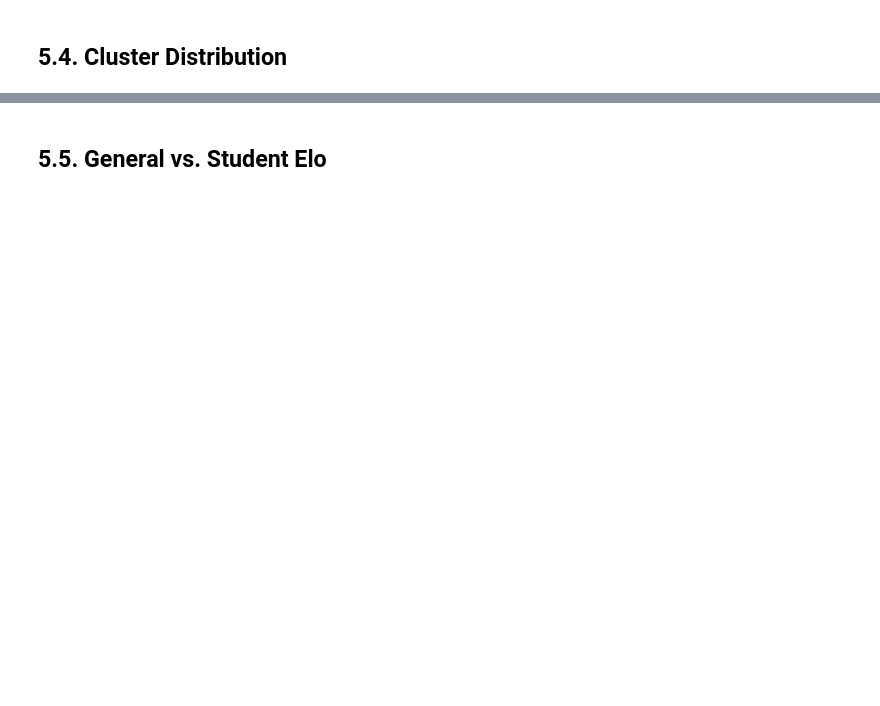
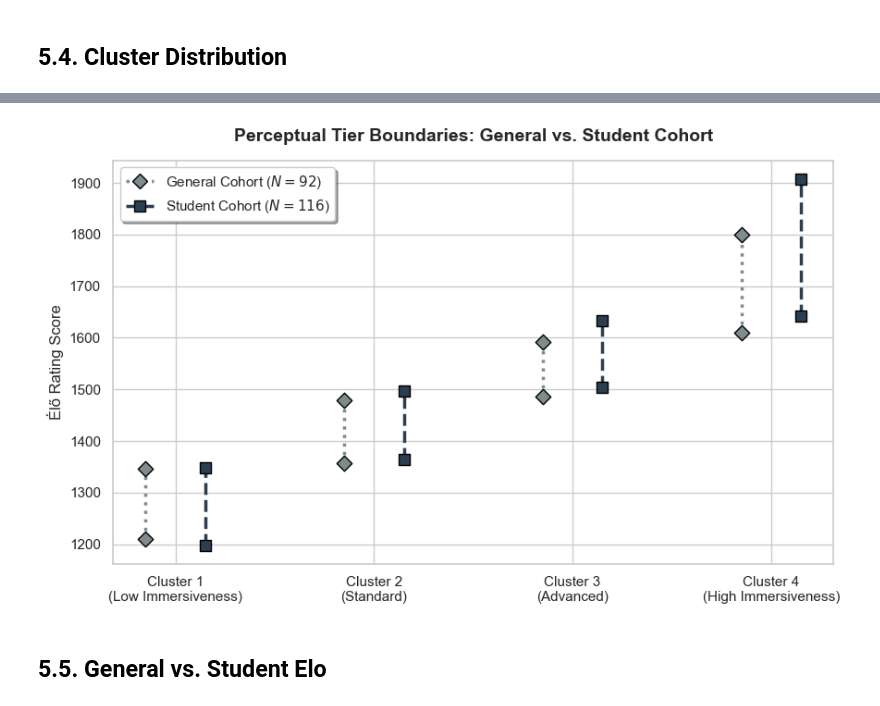
Before and after one commit to KeremDUZENLI/python-sklearn-machine-learning, a Jupyter notebook: main_dataset.ipynb, the cells around one changed output, grey strips where cells are left out. Saved outputs shown, nothing was run; the diff lists cells and outputs as text; code cells hidden in the pictures; blank space fills up the shorter version.

```diff
--- a/main_dataset.ipynb
+++ b/main_dataset.ipynb
@@ -322,3 +465,42 @@ plt.show()
+# %%
+import matplotlib.pyplot as plt
+import seaborn as sns
+
+
+clusters = ['Cluster 1\n(Low Immersiveness)', 'Cluster 2\n(Standard)', 'Cluster 3\n(Advanced)', 'Cluster 4\n(High Immersiveness)']
+
+old_min = [1210, 1357, 1487, 1610]
+old_max = [1346, 1479, 1592, 1799]
+
+new_min = [1198, 1364, 1505, 1643]
+new_max = [1349, 1497, 1633, 1908]
+
+plt.figure(figsize=(9, 5.5))
+sns.set_theme(style="whitegrid")
+
+offset = 0.15
+
+for i in range(4):
+    plt.plot([i - offset, i - offset], [old_min[i], old_max[i]], color='#7f8c8d', linewidth=2.5, linestyle=':', zorder=1)
+    plt.scatter([i - offset, i - offset], [old_min[i], old_max[i]], color='#7f8c8d', marker='D', s=70, edgecolor='black', zorder=2)
+
+    plt.plot([i + offset, i + offset], [new_min[i], new_max[i]], color='#2c3e50', linewidth=2.5, linestyle='--', zorder=1)
+    plt.scatter([i + offset, i + offset], [new_min[i], new_max[i]], color='#2c3e50', marker='s', s=70, edgecolor='black', zorder=2)
+
+plt.plot([], [], color='#7f8c8d', marker='D', markersize=8, markeredgecolor='black', linestyle=':', linewidth=2.5, label='General Cohort ($N=92$)')
+plt.plot([], [], color='#2c3e50', marker='s', markersize=8, markeredgecolor='black', linestyle='--', linewidth=2.5, label='Student Cohort ($N=116$)')
+
+plt.title("Perceptual Tier Boundaries: General vs. Student Cohort", fontsize=14, fontweight='bold', pad=15)
+plt.xticks(range(4), clusters, fontsize=11)
+plt.ylabel("Élő Rating Score", fontsize=12)
+
+plt.legend(frameon=True, shadow=True, fontsize=11, loc='upper left')
+plt.tight_layout()
+
+plt.savefig('export/dataset_figures/CLUSTER_RANGES_COMBINED_CONF.png', dpi=300, bbox_inches='tight')
+plt.show()
+# %% [output]
+[figure, added]
 # %% [markdown]
 ## 5.5. General vs. Student Elo
 # %%
```
Also changed, not shown: parts of 25 cells of this notebook, 4 other files.
